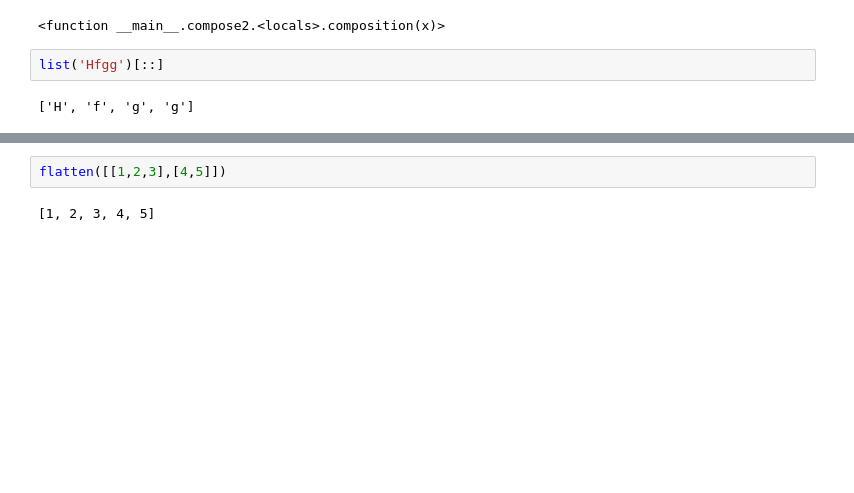
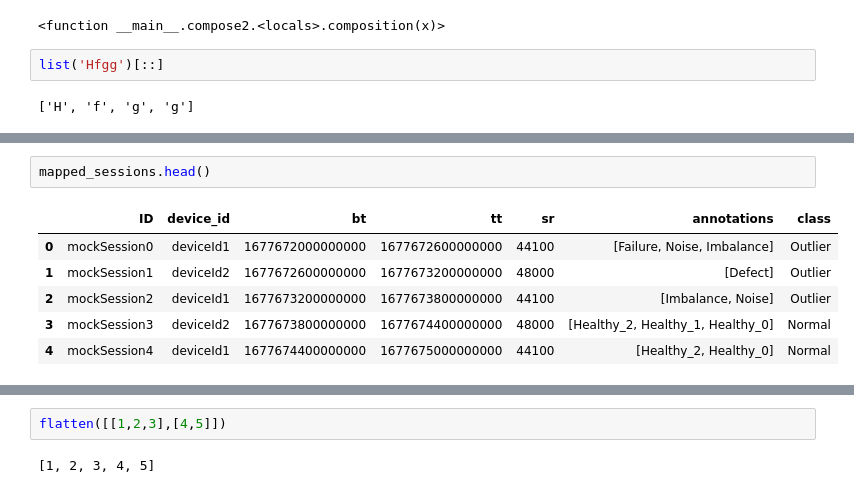
Before and after one commit to thorwhalen/plunk, a Jupyter notebook: plunk/sb/front_demo/user_story1/notebooks/wireframe_charlie.ipynb, the cells around one changed output, grey strips where cells are left out. Saved outputs shown, nothing was run; the diff lists cells and outputs as text; blank space fills up the shorter version.

```diff
--- a/plunk/sb/front_demo/user_story1/notebooks/wireframe_charlie.ipynb
+++ b/plunk/sb/front_demo/user_story1/notebooks/wireframe_charlie.ipynb
@@ -332,6 +340,15 @@ def k_fold_scores(dataset, pipeline_model, n_splits=3, fetch_session_data, filte
     scores = dataset_train_test_split(dataset, pipeline_model, split_matrix)
 
     return scores
+# %%
+mapped_sessions.head()
+# %% [output]
+|  | ID | device_id | bt | tt | sr | annotations | class |
+| 0 | mockSession0 | deviceId1 | 1677672000000000 | 1677672600000000 | 44100 | [Failure, Noise, Imbalance] | Outlier |
+| 1 | mockSession1 | deviceId2 | 1677672600000000 | 1677673200000000 | 48000 | [Defect] | Outlier |
+| 2 | mockSession2 | deviceId1 | 1677673200000000 | 1677673800000000 | 44100 | [Imbalance, Noise] | Outlier |
+| 3 | mockSession3 | deviceId2 | 1677673800000000 | 1677674400000000 | 48000 | [Healthy_2, Healthy_1, Healthy_0] | Normal |
+| 4 | mockSession4 | deviceId1 | 1677674400000000 | 1677675000000000 | 44100 | [Healthy_2, Healthy_0] | Normal |
 # %%
 create_kfold_matrix_from_dataset(mapped_sessions)
 # %% [output]
```
Also changed, not shown: parts of 9 cells of this notebook, 1 other file.
